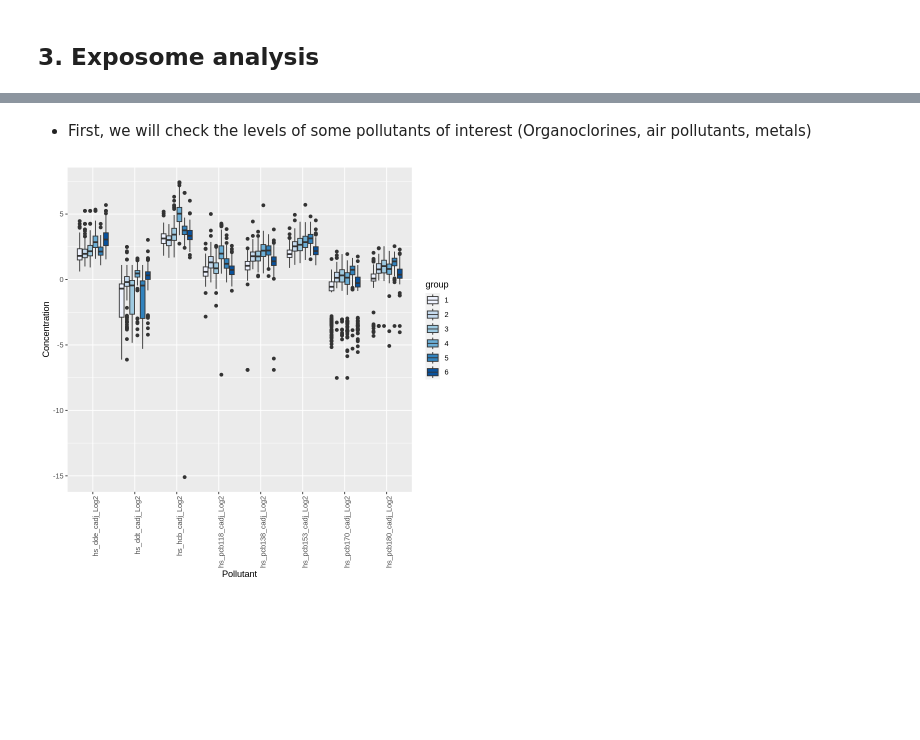
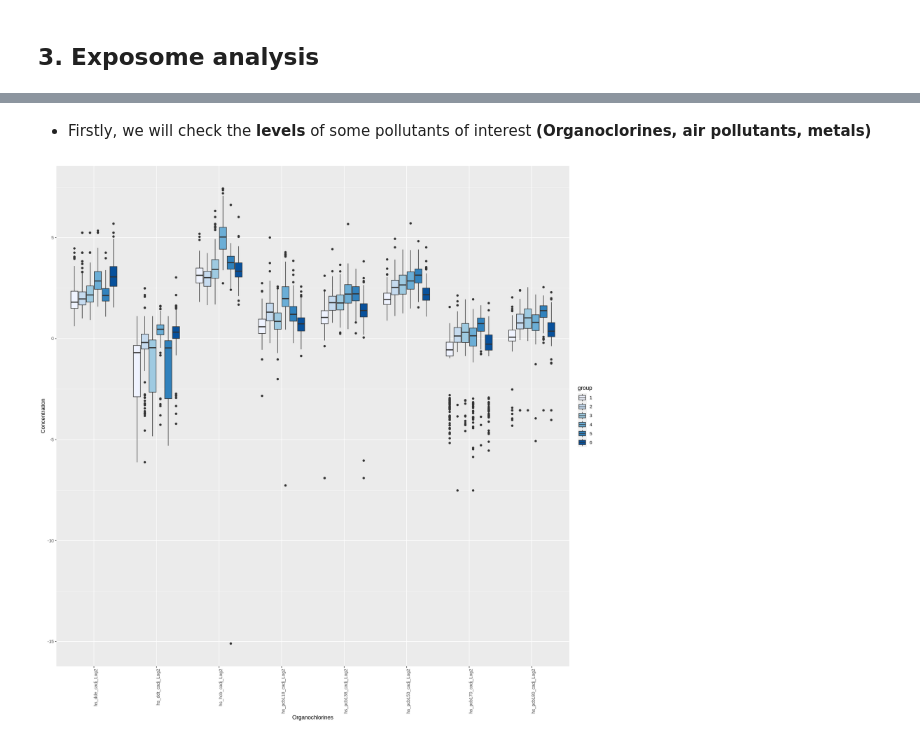
Before and after one commit to alldominguez/isee_young_rennes_ws1, a Jupyter notebook: ws1_isee_young_rennes_version1.ipynb, the cells around one changed output, grey strips where cells are left out. Drawn from its saved outputs; the diff is of its cells as text; code cells hidden in the pictures; blank space fills up the shorter version.

```diff
--- a/ws1_isee_young_rennes_version1.ipynb
+++ b/ws1_isee_young_rennes_version1.ipynb
@@ -249,8 +249,7 @@ levels(codebook$family)
 # %%
 expo.list <- as.character(codebook$variable_name[(codebook$family == "Organochlorines" |
                                                   codebook$family == "Metals" |
-                                                  codebook$family == "Air Pollution" |
-                                                  codebook$family == "Built environment") &
+                                                  codebook$family == "Air Pollution") &
                                                   codebook$period == "Postnatal"]) # we can also select "Pregnancy"
 expo.list
 # %% [output]
@@ -363,2 +382,2 @@ exp <- rexposome::loadExposome(exposures = expo2[expo.list],
 # %% [markdown]
-- First, we will check the levels of some pollutants of interest (Organoclorines, air pollutants, metals)
+- Firstly, we will check the **levels** of some pollutants of interest **(Organoclorines, air pollutants, metals)**
@@ -365,12 +387,12 @@ exp <- rexposome::loadExposome(exposures = expo2[expo.list],
 # %%
 # Organoclorines levels per cohort
 rexposome::plotFamily(exp,
                       family = "Organochlorines",
                       group = "h_cohort") +
-                      xlab('Pollutant') +
+                      xlab('Organochlorines') +
                       ylab('Concentration')
 # %% [output]
-[figure, old version]
+[figure, new version]
 # %%
 # Air pollution levels per cohort
 rexposome::plotFamily(exp,
```
Also changed, not shown: parts of 15 cells of this notebook.
